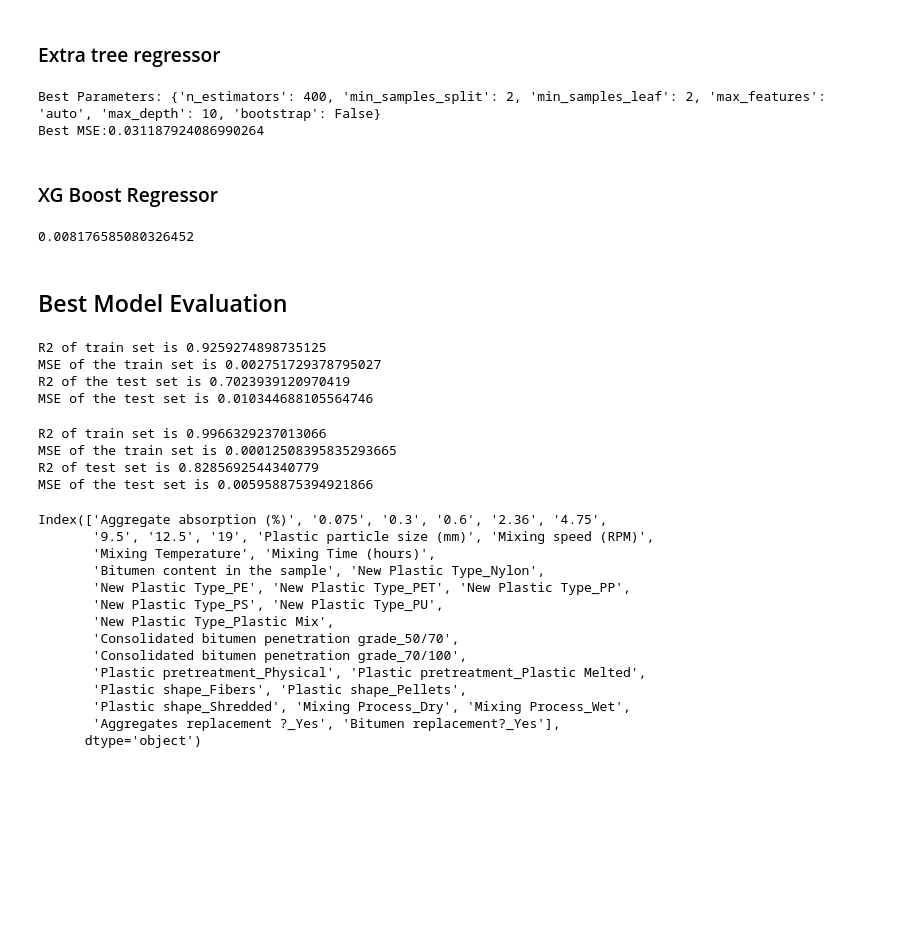
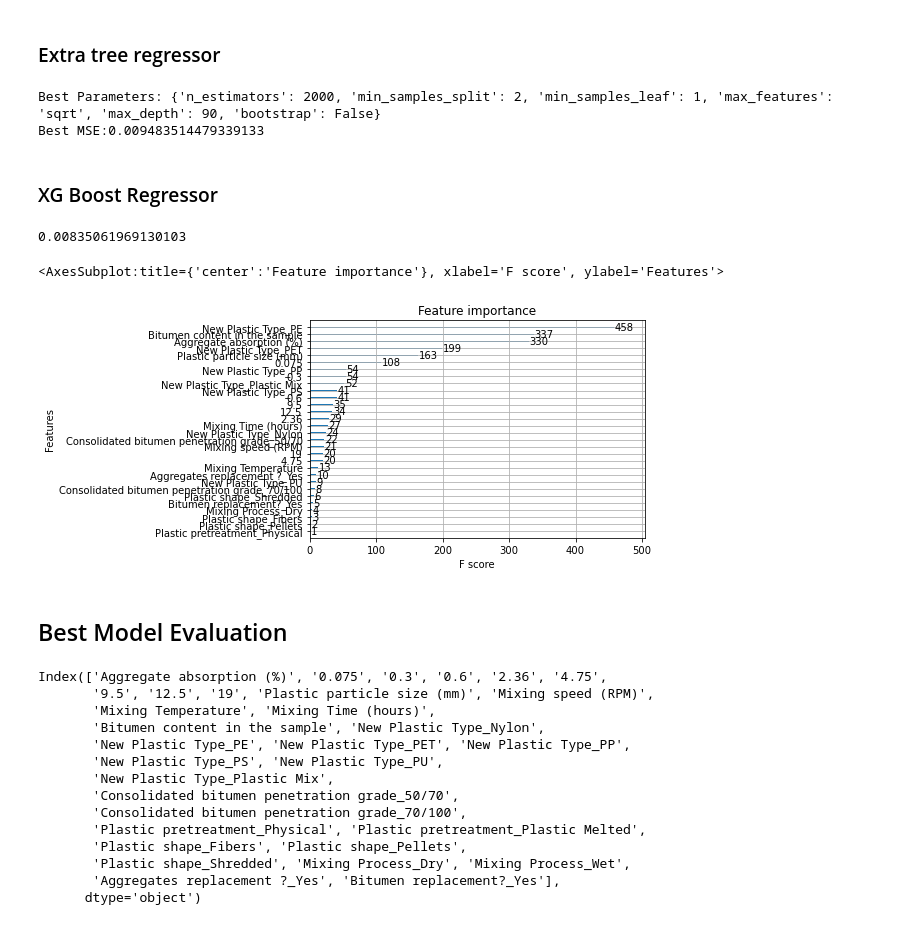
Before and after one commit to cavs1010/asphalt, a Jupyter notebook: mainf.ipynb, the cells around one changed output. Drawn from its saved outputs; the diff is of its cells as text; code cells hidden in the pictures; blank space fills up the shorter version.

```diff
--- a/mainf.ipynb
+++ b/mainf.ipynb
@@ -474,21 +430,26 @@ param_grid = {
     'min_samples_split': [2, 5, 10],
     'n_estimators': [200, 400, 600, 800, 1000, 1200, 1400, 1600, 1800, 2000]
 }
-grid = RandomizedSearchCV(ExtraTreesRegressor(), param_grid, cv=10, scoring=['neg_mean_squared_error'], refit='neg_mean_squared_error', n_iter=100)
+grid = RandomizedSearchCV(ExtraTreesRegressor(), param_grid, cv=cv, scoring=['neg_mean_squared_error'], refit='neg_mean_squared_error', n_iter=10)
 grid.fit(X, y)
 printBestModel(grid)
 # %% [output]
-Best Parameters: {'n_estimators': 400, 'min_samples_split': 2, 'min_samples_leaf': 2, 'max_features': 'auto', 'max_depth': 10, 'bootstrap': False}
-Best MSE:0.031187924086990264
+Best Parameters: {'n_estimators': 2000, 'min_samples_split': 2, 'min_samples_leaf': 1, 'max_features': 'sqrt', 'max_depth': 90, 'bootstrap': False}
+Best MSE:0.009483514479339133
 # %% [markdown]
 ### XG Boost Regressor
 # %%
 XGBoostModel = XGBRegressor()
-
 scores = cross_val_score(XGBoostModel, X, y , scoring = 'neg_mean_squared_error', cv = cv)
 scores = np.absolute(scores)
 print (scores.mean())
 # %% [output]
-0.008176585080326452
+0.00835061969130103
+# %%
+XGBoostModel.fit(X,y)
+plot_importance(XGBoostModel)
+# %% [output]
+<AxesSubplot:title={'center':'Feature importance'}, xlabel='F score', ylabel='Features'>
+[figure, added]
 # %% [markdown]
 ## Best Model Evaluation
@@ -497,31 +456 @@ X_train, X_test, y_train, y_test = train_test_split(X, y, test_size = 0.2, shuff
-# %%
-#DECISION TREE REGRESSOR
-dtRegressor = DecisionTreeRegressor(max_depth=30, min_samples_leaf=2, min_samples_split=3)
-dtRegressor.fit(X_train, y_train)
-y_predict = dtRegressor.predict(X_test)
-y_predict_train = dtRegressor.predict(X_train)
-print('R2 of train set is ' + str(r2_score(y_train, y_predict_train)))
-print('MSE of the train set is ' + str (mean_squared_error(y_train, y_predict_train)))
-print ('R2 of the test set is ' + str(r2_score(y_test, y_predict)))
-print ('MSE of the test set is ' + str(mean_squared_error(y_test, y_predict)))
-# %% [output]
-R2 of train set is 0.9259274898735125
-MSE of the train set is 0.002751729378795027
-R2 of the test set is 0.7023939120970419
-MSE of the test set is 0.010344688105564746
-# %%
-#XGB REGRESSOR
-XGRegressor = XGBRegressor()
-XGRegressor.fit(X_train, y_train)
-y_predict = XGRegressor.predict(X_test)
-y_predict_train = XGRegressor.predict(X_train)
-print('R2 of train set is ' + str(r2_score(y_train, y_predict_train)))
-print('MSE of the train set is ' + str (mean_squared_error(y_train, y_predict_train)))
-print('R2 of test set is ' + str(r2_score(y_test, y_predict)))
-print ('MSE of the test set is ' + str(mean_squared_error(y_test, y_predict)))
-# %% [output]
-R2 of train set is 0.9966329237013066
-MSE of the train set is 0.00012508395835293665
-R2 of test set is 0.8285692544340779
-MSE of the test set is 0.005958875394921866
 # %%
```
Also changed, not shown: parts of 34 cells of this notebook.
